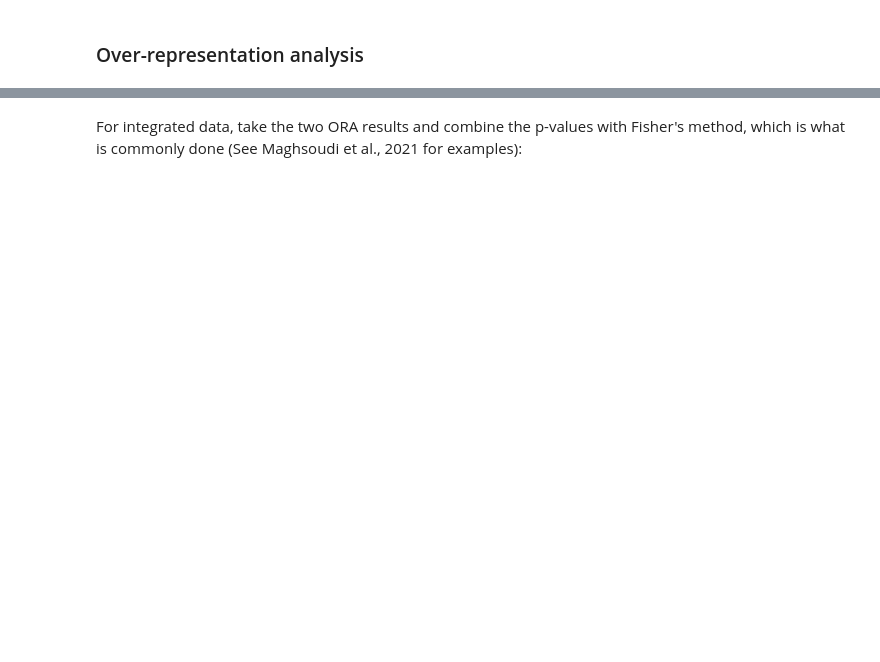
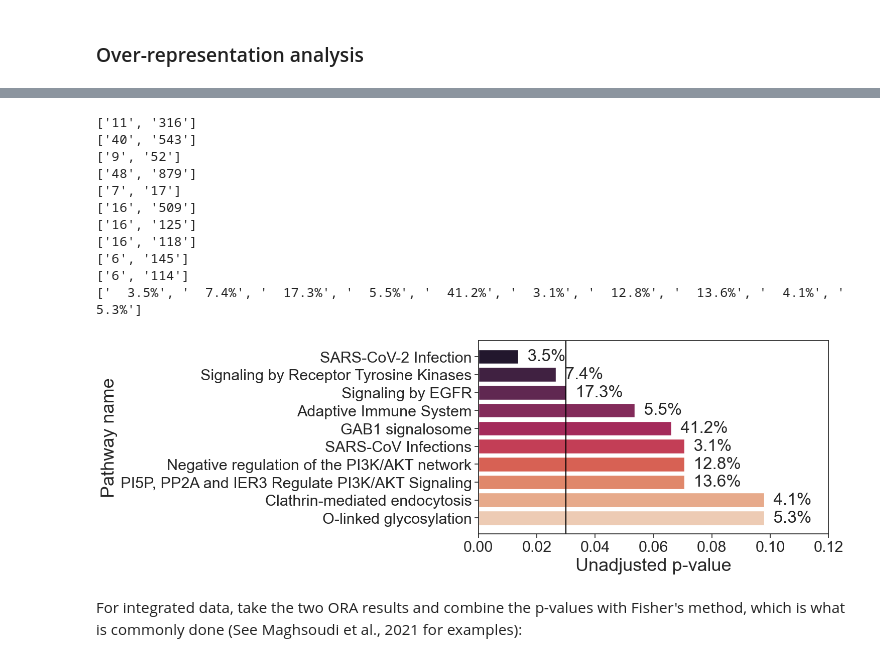
Before and after one commit to j-keung/multiomics-pathway-analysis, a Jupyter notebook: main_scripts/conventional_PA.ipynb, the cells around one changed output, grey strips where cells are left out. Cells and saved outputs as stored; diff of their text form; code cells hidden in the pictures; blank space fills up the shorter version.

```diff
--- a/main_scripts/conventional_PA.ipynb
+++ b/main_scripts/conventional_PA.ipynb
@@ -42,7 +79,7 @@ top_10_pathways = ora_res.sort_values(by="P-value").iloc[0:10, :]
 top_10_pathways.Pathway_name[62] = '\n Transport of inorganic cations/anions and \n amino acids/oligopeptides   '
 # %%
 
-plt.figure(figsize=(9, 4.5))
+plt.figure(figsize=(9, 5))
 
 sns.set(font_scale = 2)
 sns.set_style("ticks") # same as "white" but with ticks
@@ -52,36 +89,48 @@ sns.set_style("ticks") # same as "white" but with ticks
 #sns.barplot(data=top_10_pathways, y="Pathway_name", x="P-value", orient="h", palette=bar_color) #rocket, magma
 
 #If you want to colour by gradient
 ax = sns.barplot(data=top_10_pathways, y="Pathway_name", x="P-value", orient="h", palette="rocket",dodge=False, width=0.8) #rocket, magma
 
 #Increase space between the bars and the axis
 ax.relim()
 ax.autoscale_view()
 
 
 #Add pathway coverage
 label = []
 for i in top_10_pathways.Coverage:
     num = i.split('/')
     print(num)
     percent = (int(num[0]) / int(num[1])) *100
     label.append("  "+ str(round(percent,1))+ '%')
 
 print(label)
 
 ax.bar_label(ax.containers[0], labels=label)
 
 #plt.title('Metabolomics',fontsize=22,pad=10)
 plt.xlabel('Unadjusted p-value',fontsize=26)
 plt.ylabel('Pathway name',fontsize=26)
-plt.xlim(0, 0.25)
+plt.xlim(0, 0.12)
 
 
 plt.axvline(0.03, c="black")
 
 
-
-#plt.savefig( '../Figures/metabolomic_ORA_top_10.png' , dpi=300,bbox_inches = 'tight' , pad_inches = 0.2 , facecolor='w')
+#plt.savefig( '../Figures/proteomic_ORA_top_10.png' , dpi=300,bbox_inches = 'tight' , pad_inches = 0.2 , facecolor='w')
+# %% [output]
+['11', '316']
+['40', '543']
+['9', '52']
+['48', '879']
+['7', '17']
+['16', '509']
+['16', '125']
+['16', '118']
+['6', '145']
+['6', '114']
+['  3.5%', '  7.4%', '  17.3%', '  5.5%', '  41.2%', '  3.1%', '  12.8%', '  13.6%', '  4.1%', '  5.3%']
+[figure, added]
 # %%
 list(top_10_pathways.Coverage)
 # %% [markdown]
```
Also changed, not shown: parts of 9 cells of this notebook, 3 other files.
